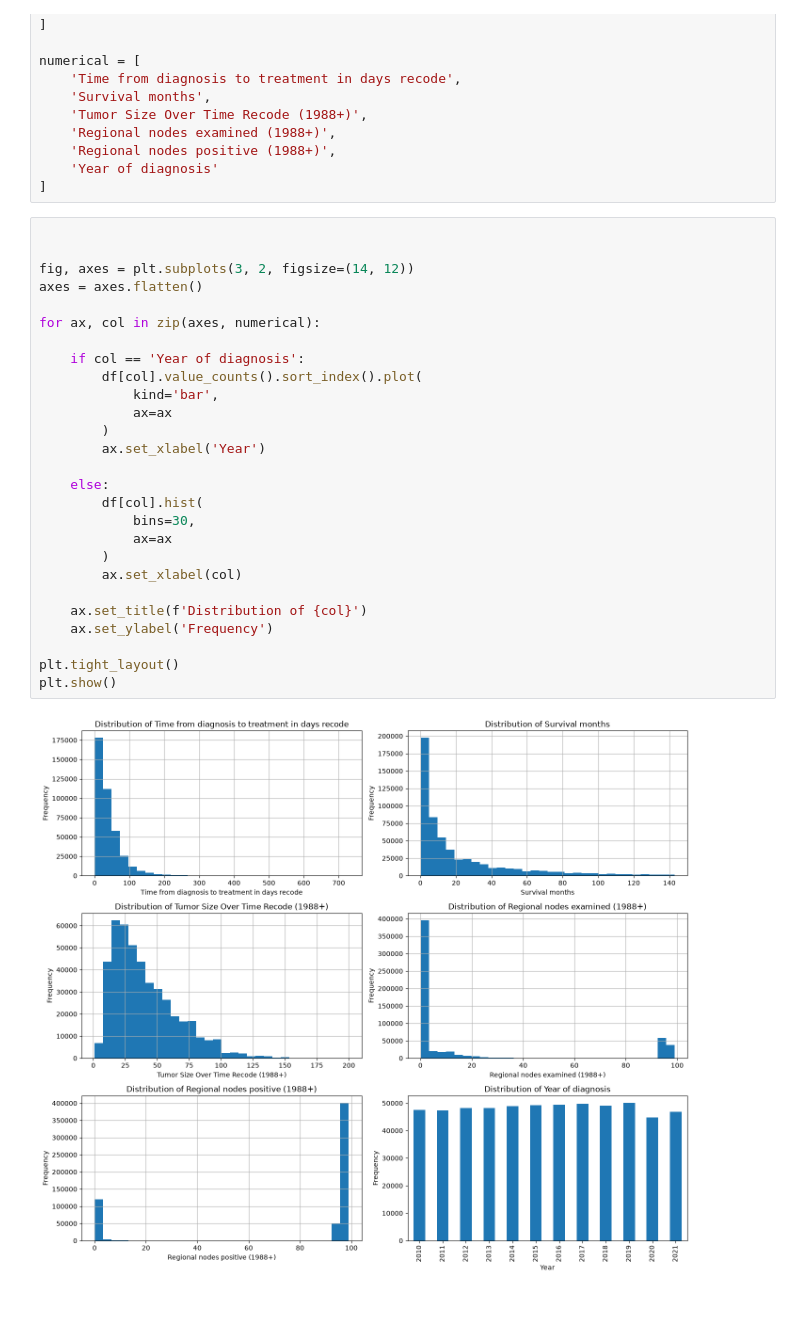
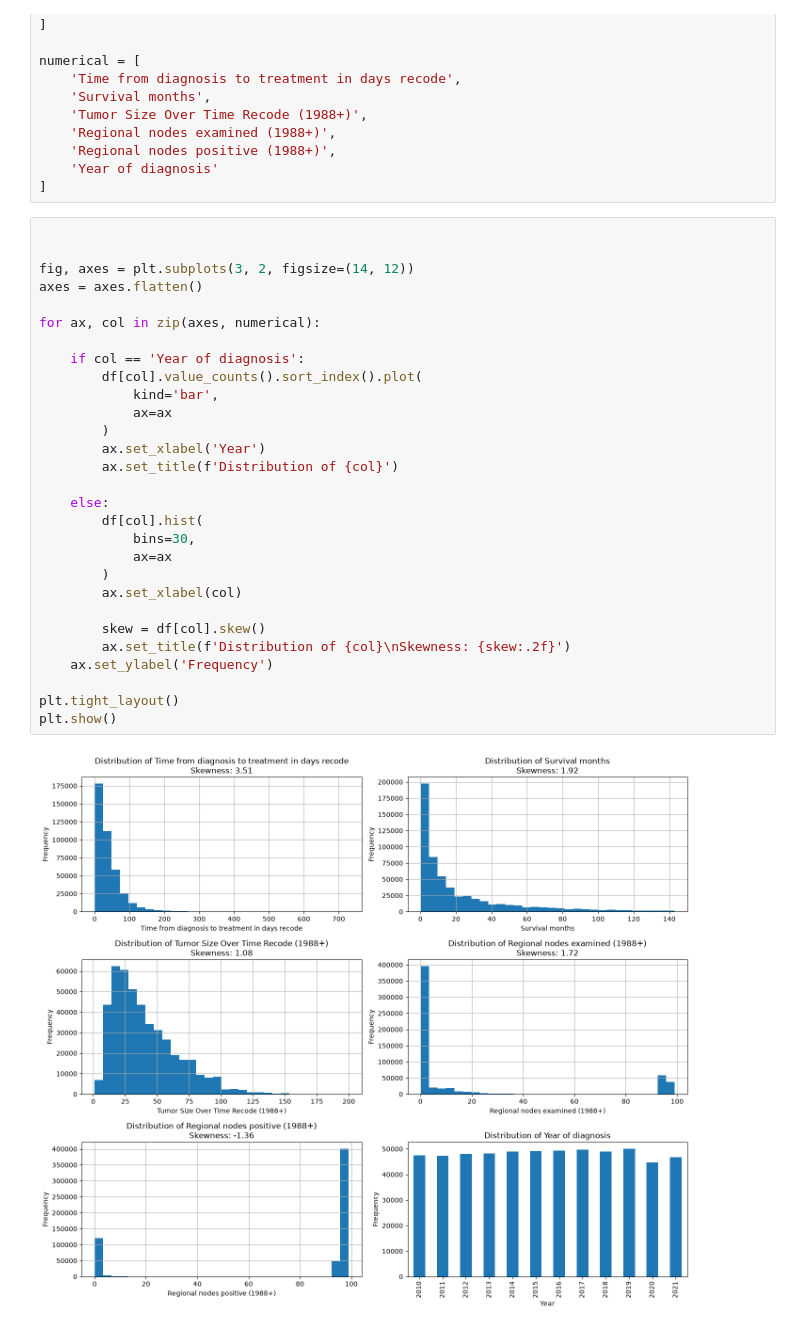
Before and after one commit to HadiAlrihani/SEER-Survival-Curve, a Jupyter notebook: Notebooks/1 - Exploratory Data Analysis.ipynb, the cells around one changed output. Drawn from its saved outputs; the diff is of its cells as text.

```diff
--- a/Notebooks/1 - Exploratory Data Analysis.ipynb
+++ b/Notebooks/1 - Exploratory Data Analysis.ipynb
@@ -159,29 +159,31 @@ numerical = [
 # %%
 
 
 fig, axes = plt.subplots(3, 2, figsize=(14, 12))
 axes = axes.flatten()
 
 for ax, col in zip(axes, numerical):
 
     if col == 'Year of diagnosis':
         df[col].value_counts().sort_index().plot(
             kind='bar',
             ax=ax
         )
         ax.set_xlabel('Year')
+        ax.set_title(f'Distribution of {col}')
 
     else:
         df[col].hist(
             bins=30,
             ax=ax
         )
         ax.set_xlabel(col)
 
-    ax.set_title(f'Distribution of {col}')
+        skew = df[col].skew()
+        ax.set_title(f'Distribution of {col}\nSkewness: {skew:.2f}')
     ax.set_ylabel('Frequency')
 
 plt.tight_layout()
 plt.show()
 # %% [output]
-[figure, old version]
+[figure, new version]
```
Also changed, not shown: parts of 4 cells of this notebook.
